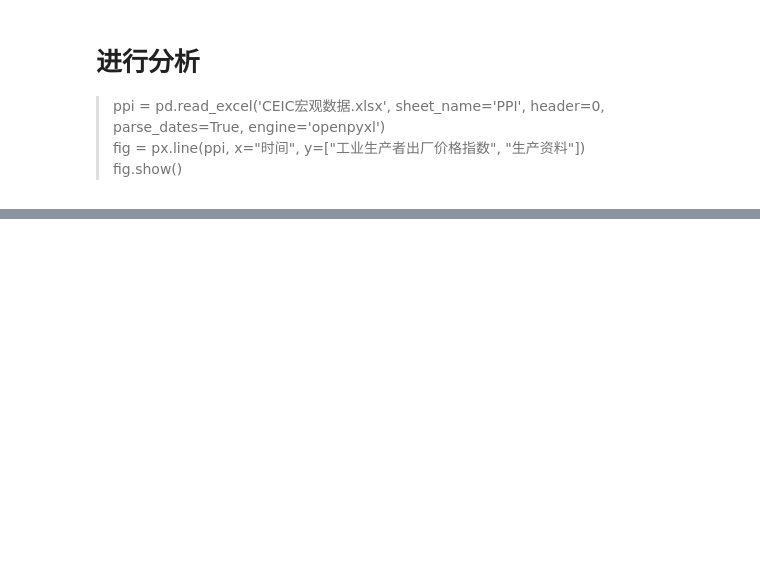
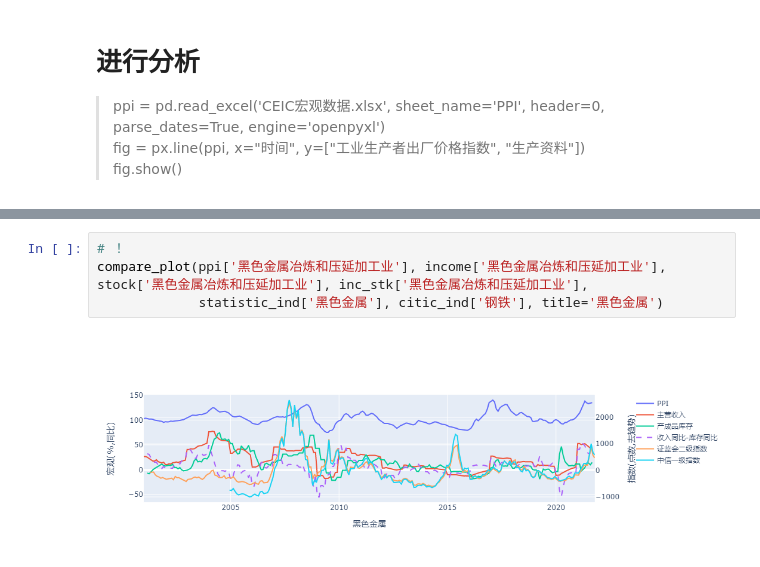
Before and after one commit to RobertHoffman/gist, a Jupyter notebook: stock_study.ipynb, the cells around one changed output, grey strips where cells are left out. Drawn from its saved outputs; the diff is of its cells as text; blank space fills up the shorter version.

```diff
--- a/stock_study.ipynb
+++ b/stock_study.ipynb
@@ -135,0 +103,6 @@ compare_plot(ppi['煤炭开采和洗选业'], income['煤炭开采和洗选业']
+# %%
+# ！
+compare_plot(ppi['黑色金属冶炼和压延加工业'], income['黑色金属冶炼和压延加工业'], stock['黑色金属冶炼和压延加工业'], inc_stk['黑色金属冶炼和压延加工业'],
+             statistic_ind['黑色金属'], citic_ind['钢铁'], title='黑色金属')
+# %% [output]
+[figure, added]
```
Also changed, not shown: parts of 30 cells of this notebook, 2 other files.
